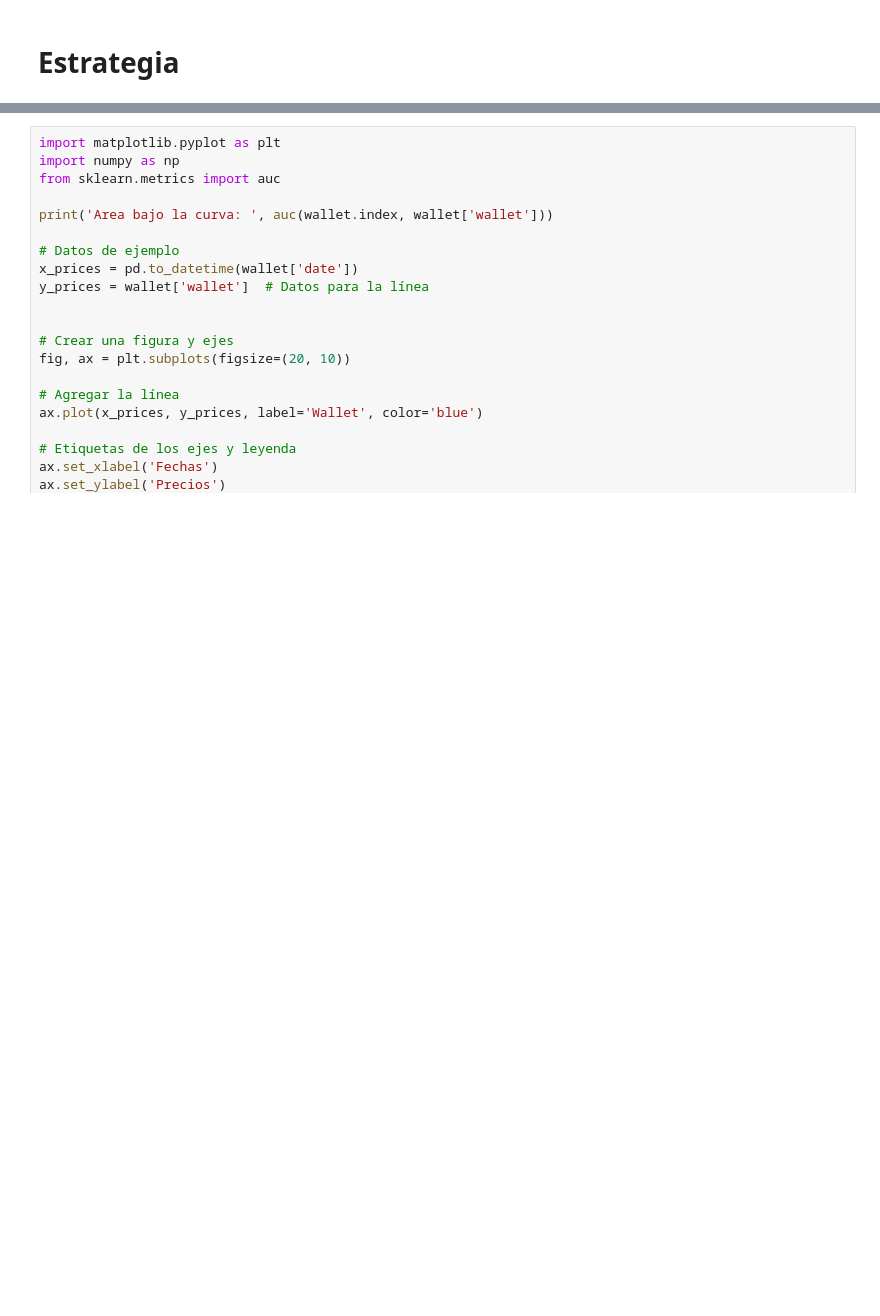
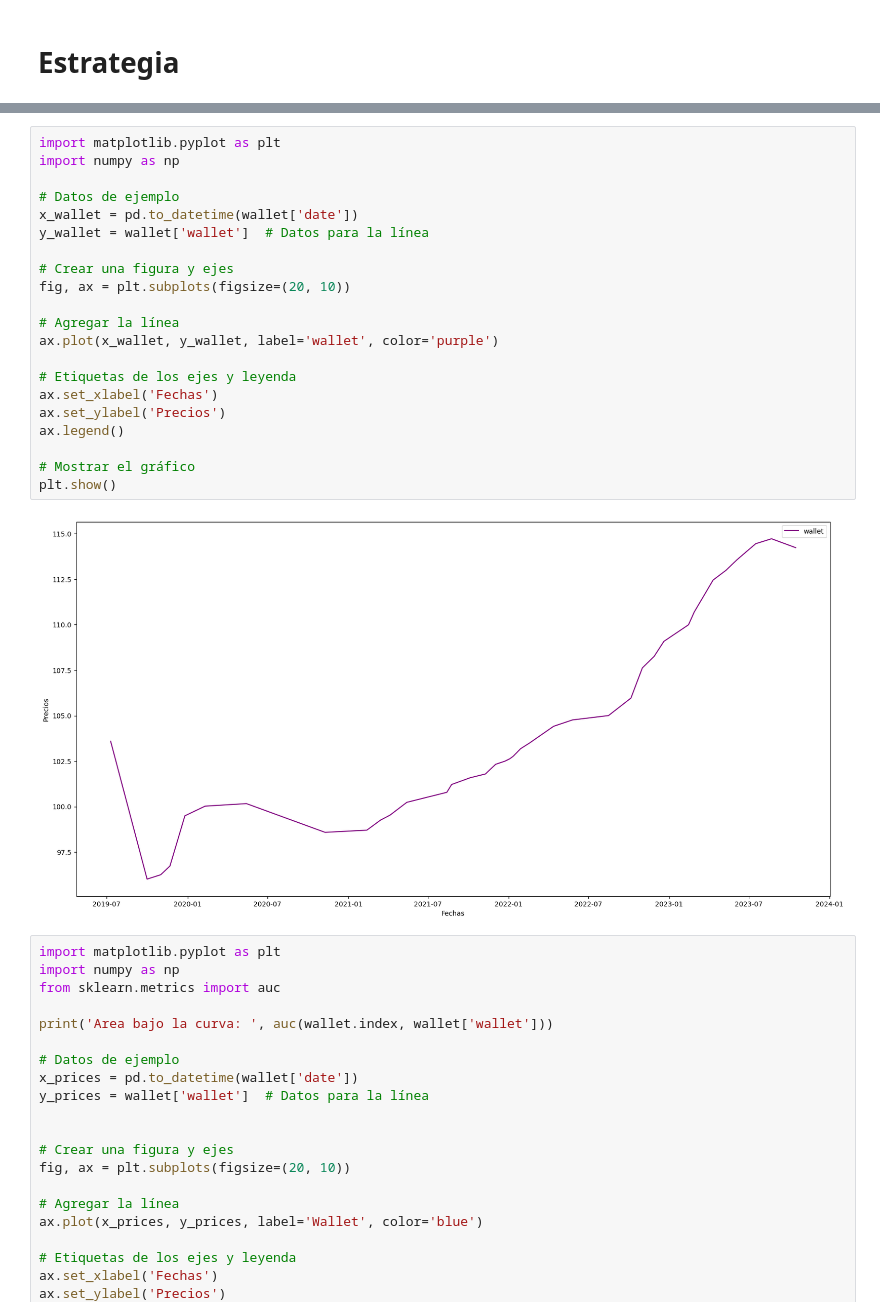
Before and after one commit to SaidJacobo/forex_ml_bot, a Jupyter notebook: Check results.ipynb, the cells around one changed output, grey strips where cells are left out. Cells and saved outputs as stored; diff of their text form; blank space fills up the shorter version.

```diff
--- a/Check results.ipynb
+++ b/Check results.ipynb
@@ -106,3 +146,26 @@ plt.show()
+# %%
+import matplotlib.pyplot as plt
+import numpy as np
+
+# Datos de ejemplo
+x_wallet = pd.to_datetime(wallet['date'])
+y_wallet = wallet['wallet']  # Datos para la línea
+
+# Crear una figura y ejes
+fig, ax = plt.subplots(figsize=(20, 10))
+
+# Agregar la línea
+ax.plot(x_wallet, y_wallet, label='wallet', color='purple')
+
+# Etiquetas de los ejes y leyenda
+ax.set_xlabel('Fechas')
+ax.set_ylabel('Precios')
+ax.legend()
+
+# Mostrar el gráfico
+plt.show()
+# %% [output]
+[figure, added]
 # %%
 import matplotlib.pyplot as plt
 import numpy as np
```
Also changed, not shown: parts of 15 cells of this notebook, 6 other files.
